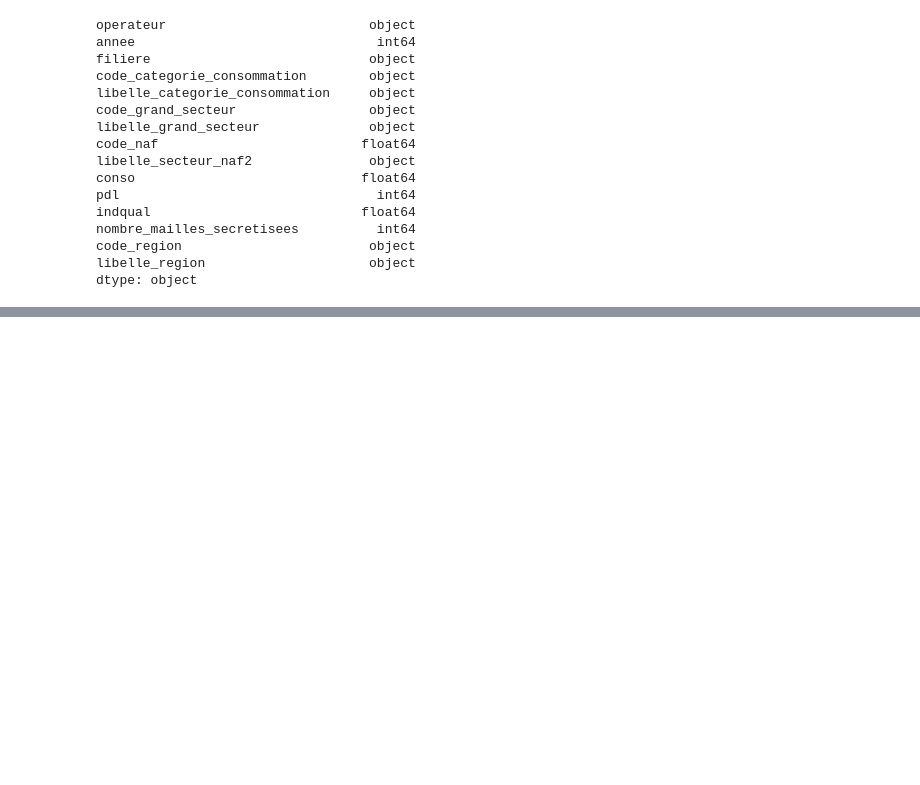
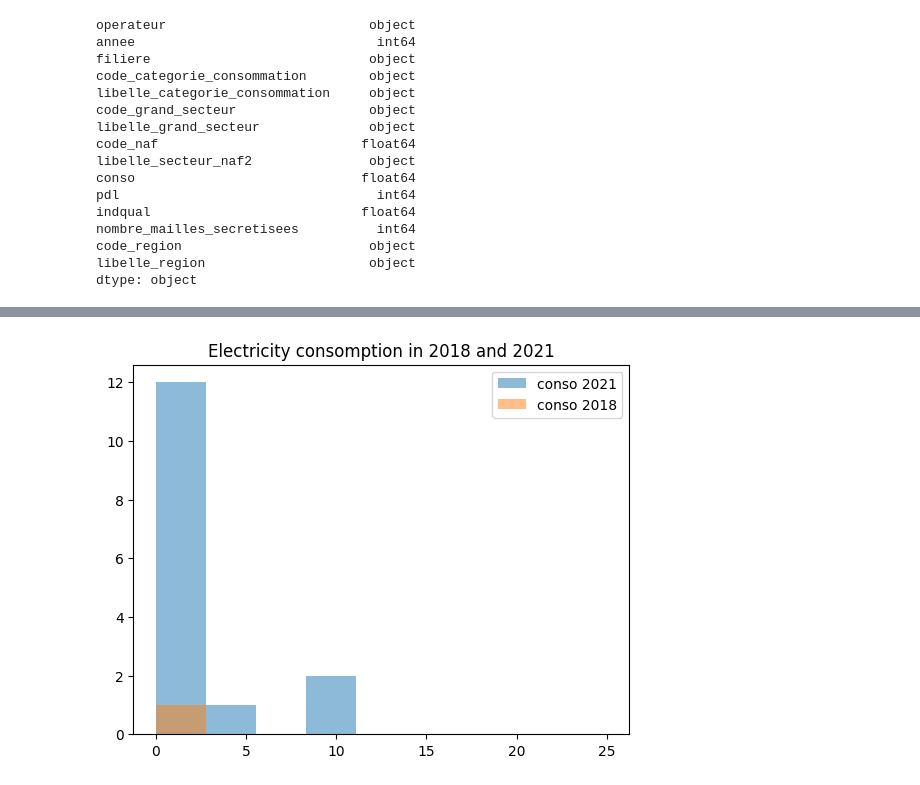
Before and after one commit to Leiiph/DatavizProjectM1, a Jupyter notebook: test.ipynb, the cells around one changed output, grey strips where cells are left out. Drawn from its saved outputs; the diff is of its cells as text; code cells hidden in the pictures; blank space fills up the shorter version.

```diff
--- a/test.ipynb
+++ b/test.ipynb
@@ -88,0 +128,14 @@ ValueError: 'right_df' should be GeoDataFrame, got <class 'pandas.core.frame.Dat
+# %%
+df2021 = df[(df['annee'] == 2021) & (df['filiere'] == 'Gaz')]
+df2018 = df[(df['annee'] == 2018) & (df['filiere'] == 'Gaz')]
+x = df2021['conso']
+y = df2018['conso']
+bins = np.linspace(0, 25, 10)
+
+plt.hist(x, bins, alpha=0.5, label='conso 2021')
+plt.hist(y, bins, alpha=0.5, label='conso 2018')
+plt.legend(loc='upper right')
+plt.title('Electricity consomption in 2018 and 2021')
+plt.show()
+# %% [output]
+[figure, added]
```
Also changed, not shown: parts of 17 cells of this notebook, 3 other files.
